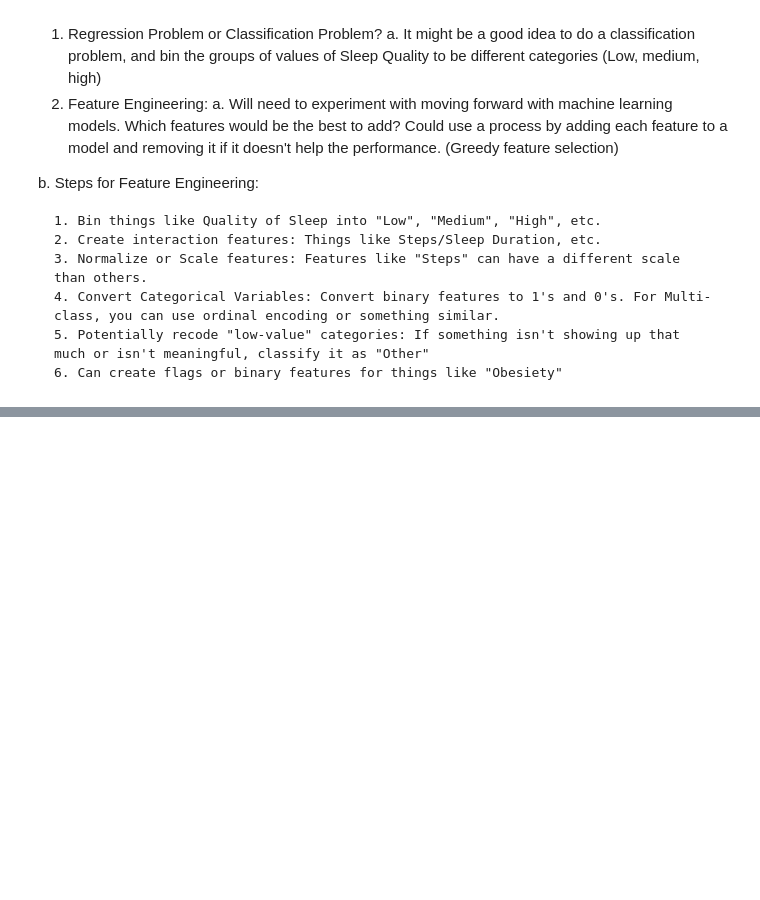
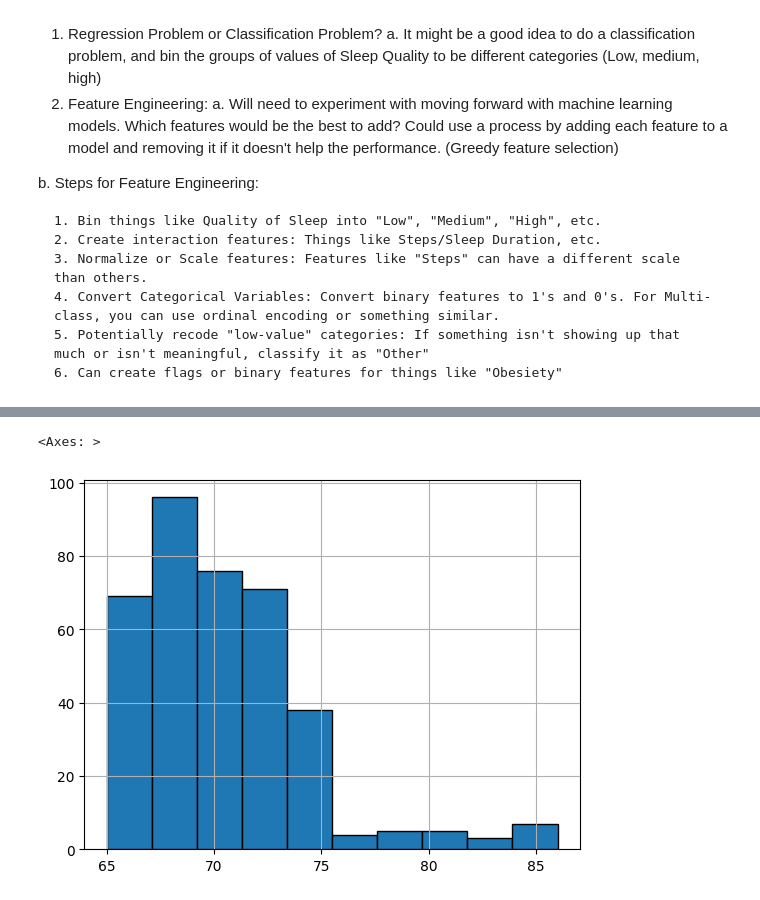
Before and after one commit to JacobTyree1/Sleep-And-Health-Experiment, a Jupyter notebook: DataSciencePractice.ipynb, the cells around one changed output, grey strips where cells are left out. Saved outputs shown, nothing was run; the diff lists cells and outputs as text; code cells hidden in the pictures; blank space fills up the shorter version.

Commit message:
Added binning, will need to continue

```diff
--- a/DataSciencePractice.ipynb
+++ b/DataSciencePractice.ipynb
@@ -188,0 +198,32 @@ b. Steps for Feature Engineering:
+# %%
+# Stress Level Binning
+stress = quantitative['Stress Level']
+labels = ['Low', 'Medium', 'High']
+bins = [3, 4.67, 6.33, 8.01]
+stress_categories = pd.cut(stress, bins=bins, labels=labels, right=False)
+print(stress_categories.value_counts())
+data['Stress Level'] = stress_categories
+
+# Sleep Duration Binning
+sleep = quantitative['Sleep Duration']
+bins = [5.5, 6.67, 7.84, 8.6]
+sleep_categories = pd.cut(sleep, bins=bins, labels=labels, right=False)
+print(sleep_categories.value_counts())
+data['Sleep Duration'] = sleep_categories
+data.head()
+
+
+# Quality of Sleep Binning
+quality = quantitative['Quality of Sleep']
+bins = [4, 5.67, 7.34, 9.01]
+quality_categories = pd.cut(quality, bins=bins, labels=labels, right=False)
+print(quality_categories.value_counts()) # Note: Quality of sleep distribution is very unbalanced, with majority focused to medium and high. Could affect model
+data['Quality of Sleep'] = quality_categories
+data.head()
+
+# Could do Physical Activity Binning next
+physical = data['Physical Activity Level']
+bins = [30, 50, 70, 90]
+physical_categories = pd.cut(physical, bins=bins, labels=labels, right=True)
+data['Physical Activity Level'] = physical_categories
+data.head()
@@ -188,0 +252,7 @@ b. Steps for Feature Engineering:
+# %%
+# Heart Rate Binning
+heart = data['Heart Rate']
+heart.hist(edgecolor='black')
+# %% [output]
+<Axes: >
+[figure, added]
```
Also changed, not shown: parts of 2 cells of this notebook.
